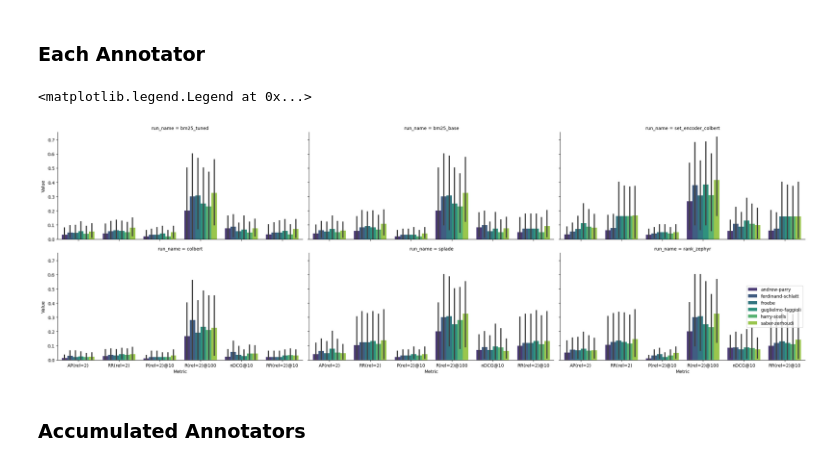
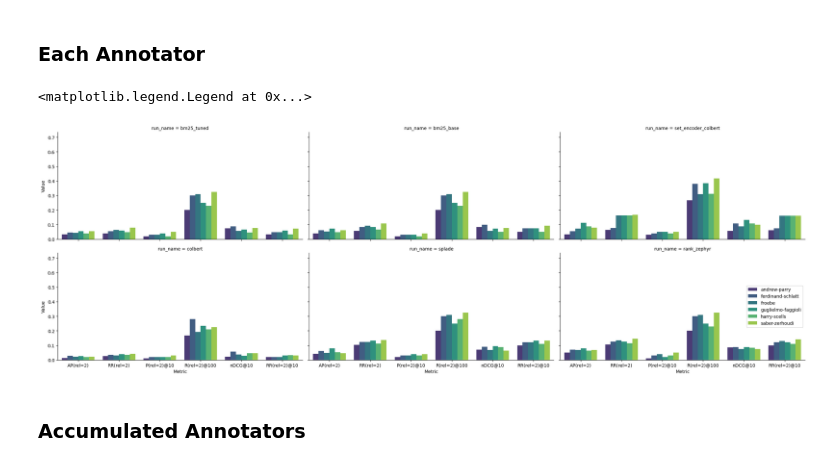
Before and after one commit to Parry-Parry/sigir25-annotation, a Jupyter notebook: analysis/annotator.ipynb, the cells around one changed output. Saved outputs shown, nothing was run; the diff lists cells and outputs as text; code cells hidden in the pictures.

```diff
--- a/analysis/annotator.ipynb
+++ b/analysis/annotator.ipynb
@@ -494,13 +494,13 @@ each_annotator_df = pd.DataFrame(each_annotator_frame)
 # %%
 # facetplot over runs, with bars for each metric
 _each_annotator_df = each_annotator_df[each_annotator_df['annotator'] != 'ground-truth']
 g = sns.FacetGrid(_each_annotator_df, col='run_name', col_wrap=3, sharey=True, height=4, aspect=2)
-g.map_dataframe(sns.barplot, x='metric', y='value', hue='annotator', palette='viridis')
+g.map_dataframe(sns.barplot, x='metric', y='value', hue='annotator', palette='viridis', errwidth=0)
 g.set_axis_labels('Metric', 'Value')
 plt.legend(loc='right')
 # %% [output]
 <matplotlib.legend.Legend at 0x...>
-[figure, old version]
+[figure, new version]
 # %% [markdown]
 ### Accumulated Annotators
 # %%
```
